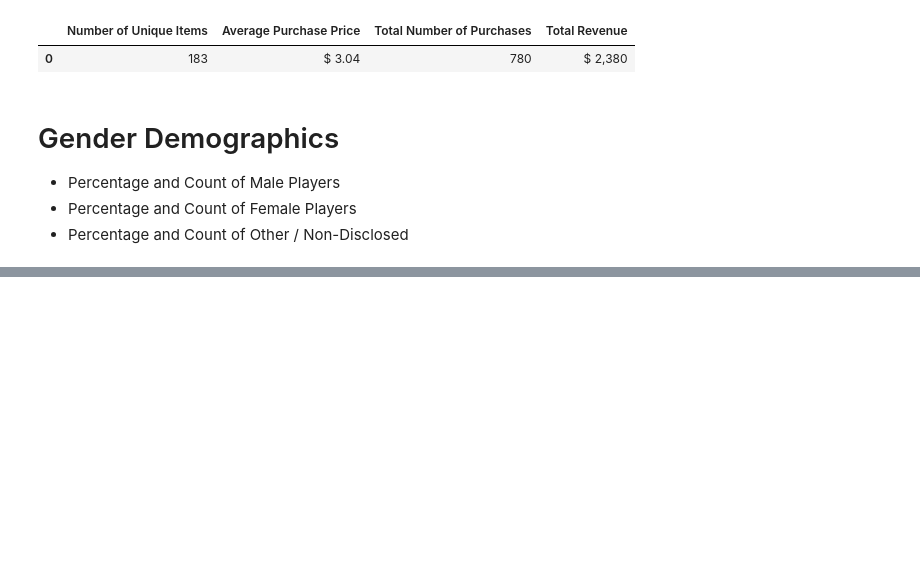
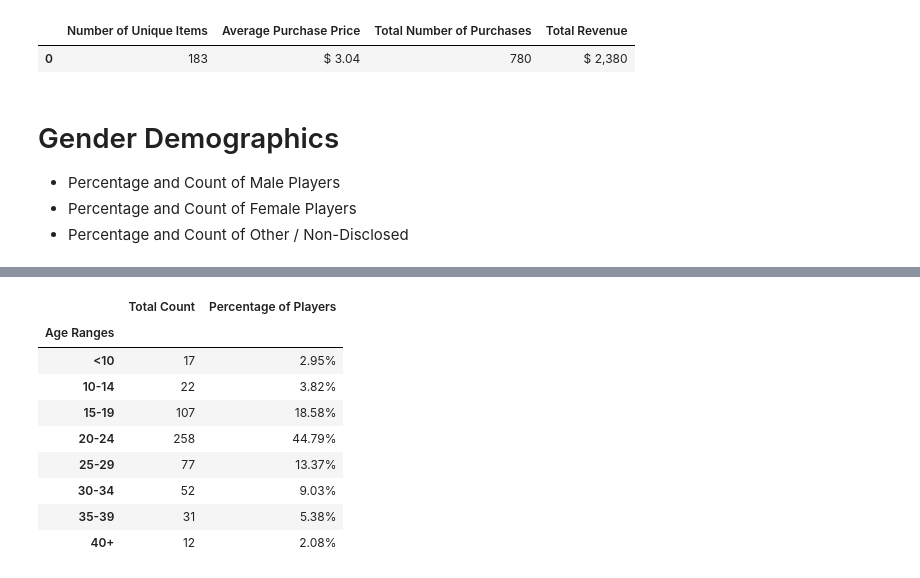
Before and after one commit to alalufcan/pandas-challenge, a Jupyter notebook: HeroesOfPymoli/Heroes_of_Pymoli_Sales_Analysis.ipynb, the cells around one changed output, grey strips where cells are left out. Cells and saved outputs as stored; diff of their text form; code cells hidden in the pictures; blank space fills up the shorter version.

```diff
--- a/HeroesOfPymoli/Heroes_of_Pymoli_Sales_Analysis.ipynb
+++ b/HeroesOfPymoli/Heroes_of_Pymoli_Sales_Analysis.ipynb
@@ -58,13 +58,22 @@ PurchasingAnalysis.style.format({"Average Purchase Price": "${:20,.2f}",
 - Percentage and Count of Female Players
 - Percentage and Count of Other / Non-Disclosed
 # %%
-Perc = purchase_data.loc[:, ['SN', 'Gender']]
+Perc = purchase_data.loc[:, ['SN', 'Gender', 'Age']]
 Perc = Perc.drop_duplicates()
+
 PercPerc = Perc['Gender'].value_counts(normalize=True)
 PercPerc=PercPerc.to_frame('Percentage')
+PercPerc.index.name = 'Gender'
+PercPerc
 PercTotal = Perc['Gender'].value_counts(ascending=True)
 PercTotal=PercTotal.to_frame('Total Count')
-Perccomb= pd.merge(PercPerc, PercTotal, on="Gender")
-Perc=Perc.to_frame('Gender')
-PercPerc
+PercTotal.index.name = 'Gender'
+
+
+mergedDf = PercTotal.merge(PercPerc, left_index=True, right_on='Gender')
+format_dict = {'Percentage': '{:.2%}'}
+mergedDf = mergedDf.style.format(format_dict)
+
+mergedDf
+# Style at the end#
 # %% [output]
@@ -71,0 +143,33 @@ AttributeError: 'DataFrame' object has no attribute 'idx'
+# %%
+bins = [0, 9.90, 14.90, 19.90, 24.90, 29.90, 34.90, 39.90, 99999]
+bin_labels = ["<10", "10-14", "15-19", "20-24", "25-29", "30-34", "35-39", "40+"]
+
+Agedem = purchase_data.loc[:, ['SN', 'Gender', 'Age']]
+
+Agedem = Perc.drop_duplicates()
+
+Agedem["Age Ranges"] = pd.cut(Agedem["Age"], bins, labels = bin_labels)
+
+AgeDemographics = Agedem.groupby(["Age Ranges"])["Gender"].count()
+AgeDemographics.to_frame('Total Count')
+
+Age_Demographics_Percents = AgeDemographics / PlayerCount
+Age_Demographics_Percents.to_frame('Percentage of Players')
+
+Age_Demographics_Merged = pd.DataFrame({"Total Count": AgeDemographics,
+                                            "Percentage of Players": Age_Demographics_Percents})
+format_dict = {'Percentage of Players': '{:.2%}'}
+Age_Demographics_Merged = Age_Demographics_Merged.style.format(format_dict)
+
+Age_Demographics_Merged
+# %% [output]
+|  | Total Count | Percentage of Players |
+| Age Ranges |  |  |
+| <10 | 17 | 2.95% |
+| 10-14 | 22 | 3.82% |
+| 15-19 | 107 | 18.58% |
+| 20-24 | 258 | 44.79% |
+| 25-29 | 77 | 13.37% |
+| 30-34 | 52 | 9.03% |
+| 35-39 | 31 | 5.38% |
+| 40+ | 12 | 2.08% |
```
Also changed, not shown: parts of 12 cells of this notebook.
